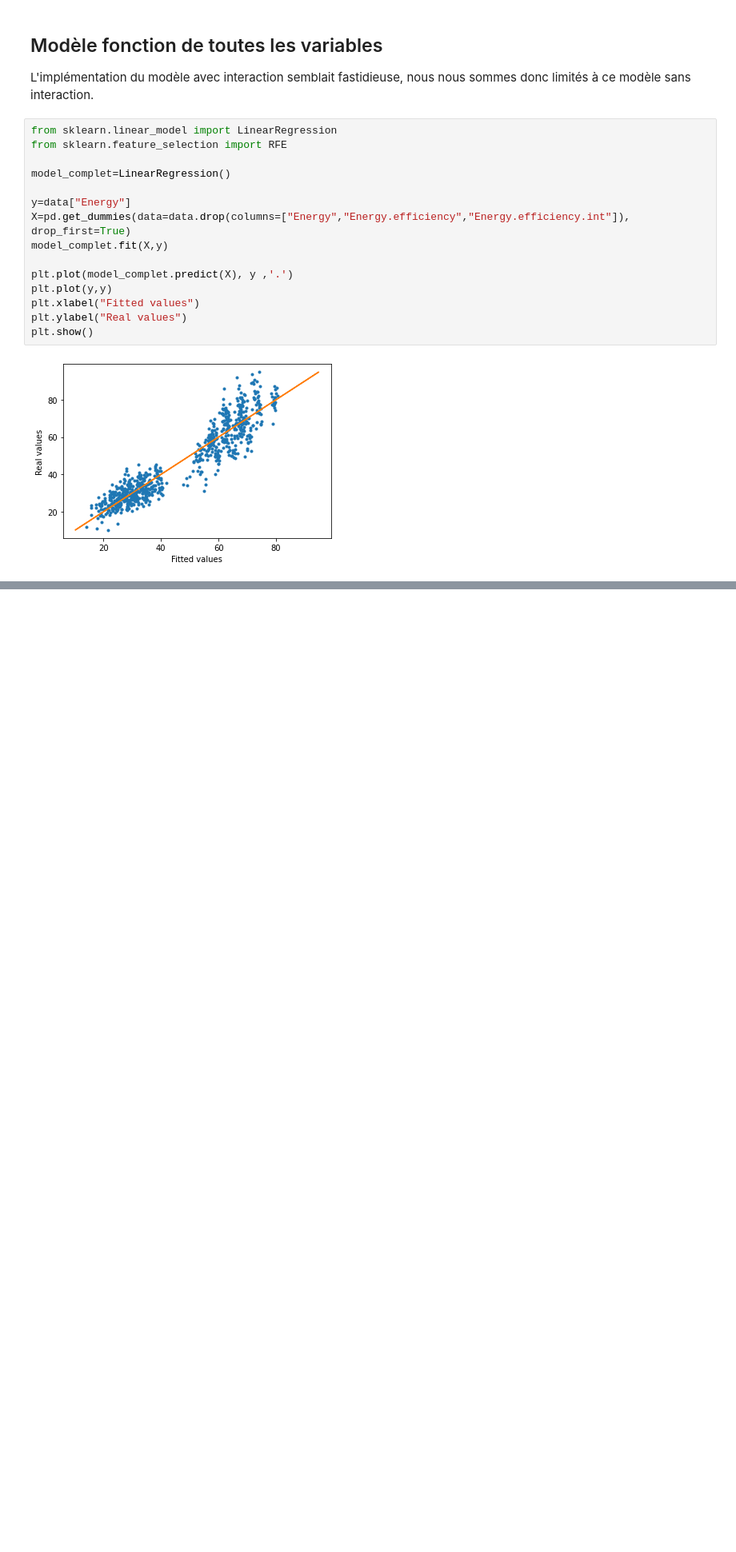
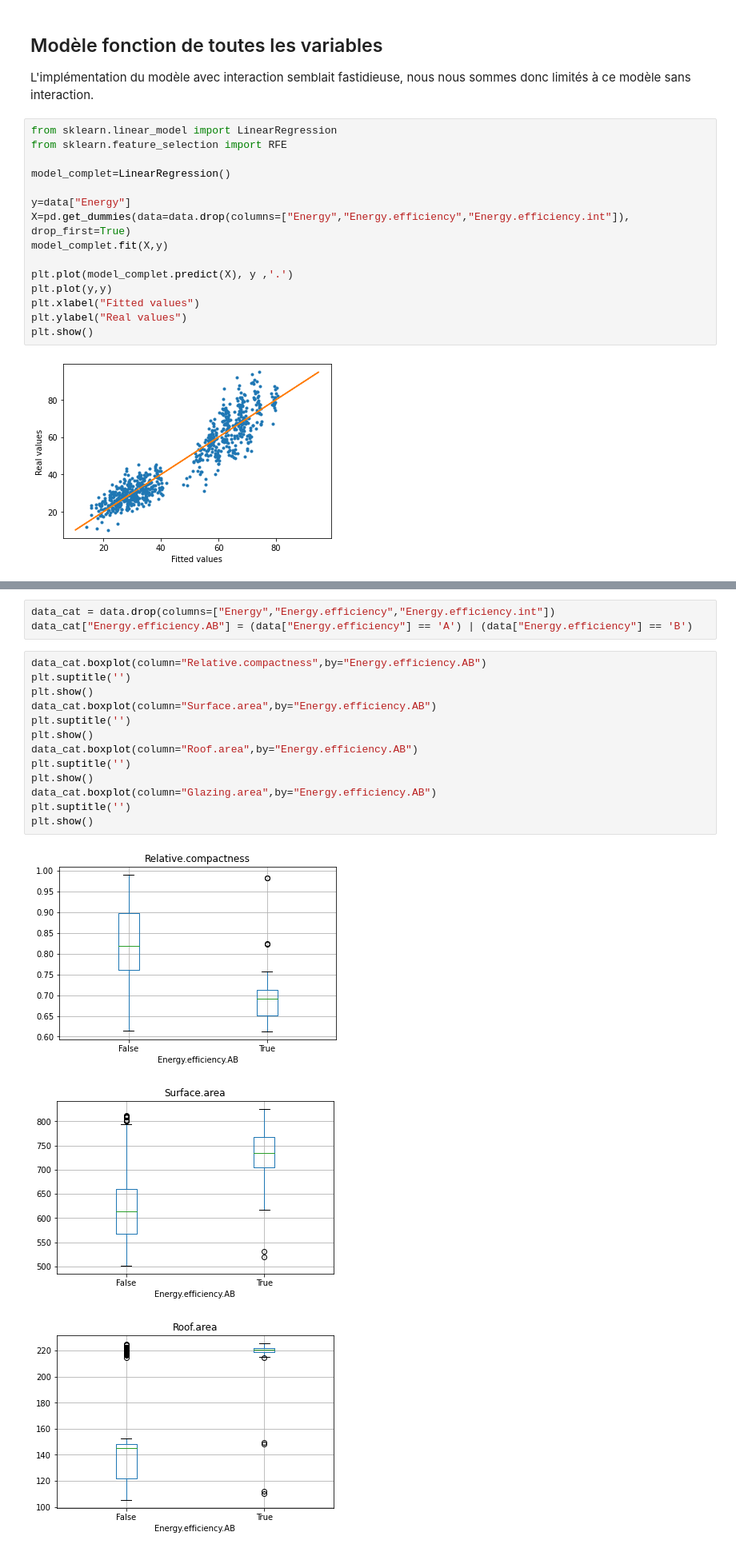
Before and after one commit to quentinthuet/buildings_energy_consumption, a Jupyter notebook: Project.ipynb, the cells around one changed output, grey strips where cells are left out. Shown at 80% size. Cells and saved outputs as stored; diff of their text form; blank space fills up the shorter version.

```diff
--- a/Project.ipynb
+++ b/Project.ipynb
@@ -459,0 +474,20 @@ plt.show()
+# %%
+data_cat = data.drop(columns=["Energy","Energy.efficiency","Energy.efficiency.int"])
+data_cat["Energy.efficiency.AB"] = (data["Energy.efficiency"] == 'A') | (data["Energy.efficiency"] == 'B')
+# %%
+data_cat.boxplot(column="Relative.compactness",by="Energy.efficiency.AB")
+plt.suptitle('')
+plt.show()
+data_cat.boxplot(column="Surface.area",by="Energy.efficiency.AB")
+plt.suptitle('')
+plt.show()
+data_cat.boxplot(column="Roof.area",by="Energy.efficiency.AB")
+plt.suptitle('')
+plt.show()
+data_cat.boxplot(column="Glazing.area",by="Energy.efficiency.AB")
+plt.suptitle('')
+plt.show()
+# %% [output]
+[figure, added]
+[figure, added]
+[figure, added]
```
Also changed, not shown: parts of 6 cells of this notebook.
